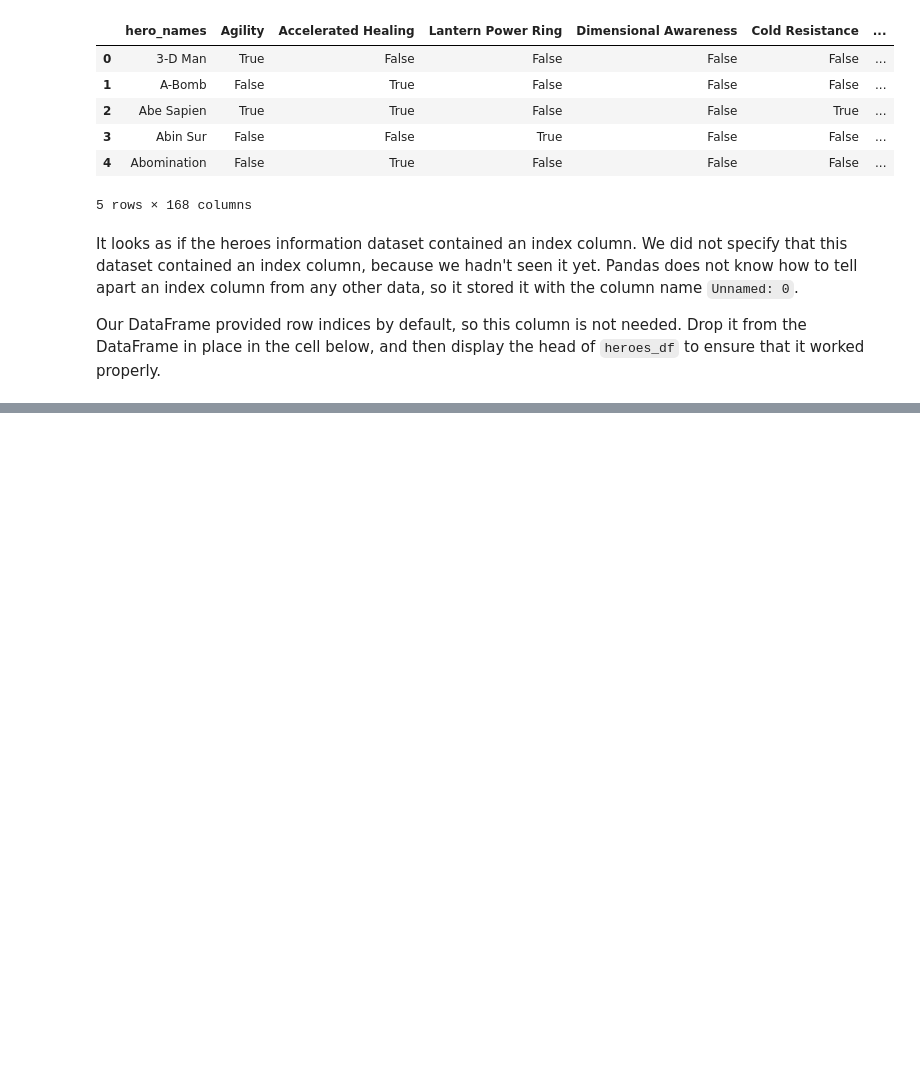
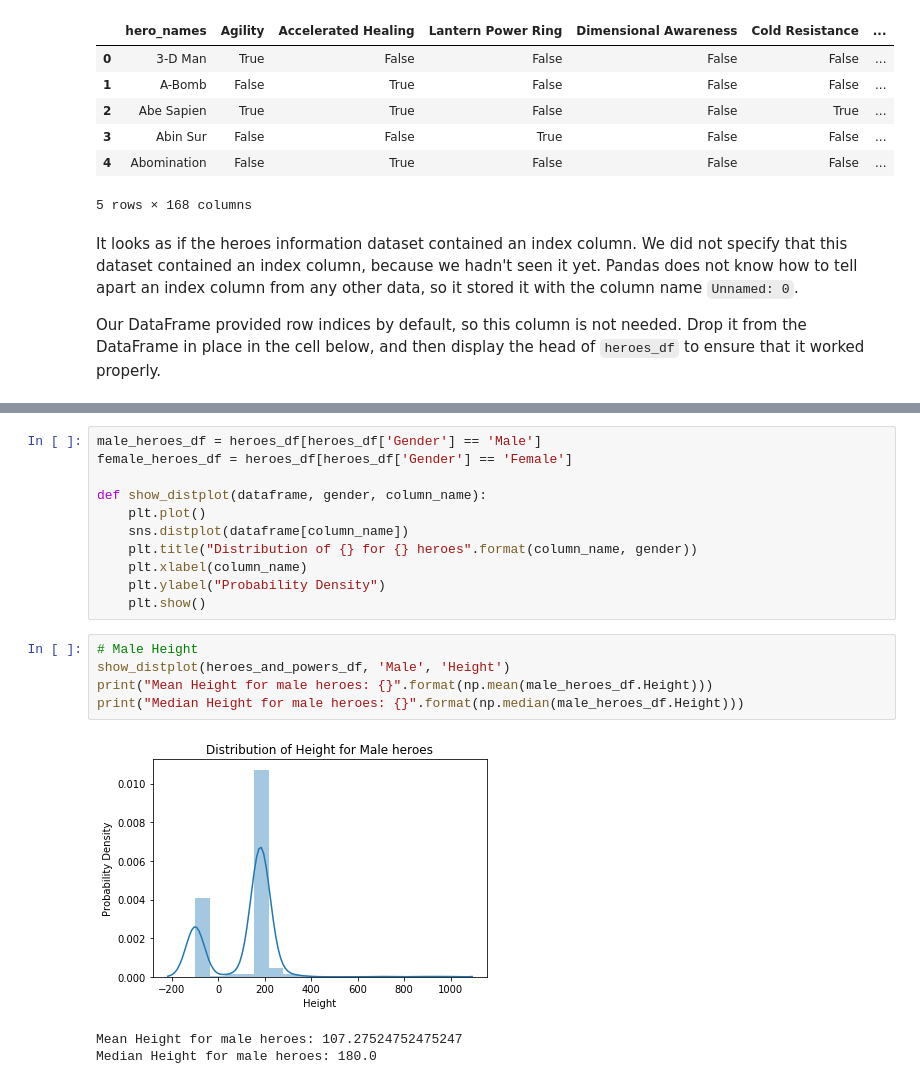
Before and after one commit to LoreDirick/ds-pandas-summative-lab-ds-eng-preview, a Jupyter notebook: index.ipynb, the cells around one changed output, grey strips where cells are left out. Saved outputs shown, nothing was run; the diff lists cells and outputs as text; blank space fills up the shorter version.

```diff
--- a/index.ipynb
+++ b/index.ipynb
@@ -55,0 +242,20 @@ heroes_df.head()
+# %%
+male_heroes_df = heroes_df[heroes_df['Gender'] == 'Male']
+female_heroes_df = heroes_df[heroes_df['Gender'] == 'Female']
+
+def show_distplot(dataframe, gender, column_name):
+    plt.plot()
+    sns.distplot(dataframe[column_name])
+    plt.title("Distribution of {} for {} heroes".format(column_name, gender))
+    plt.xlabel(column_name)
+    plt.ylabel("Probability Density")
+    plt.show()
+# %%
+# Male Height
+show_distplot(heroes_and_powers_df, 'Male', 'Height')
+print("Mean Height for male heroes: {}".format(np.mean(male_heroes_df.Height)))
+print("Median Height for male heroes: {}".format(np.median(male_heroes_df.Height)))
+# %% [output]
+[figure, added]
+Mean Height for male heroes: 107.27524752475247
+Median Height for male heroes: 180.0
```
Also changed, not shown: parts of 30 cells of this notebook.
